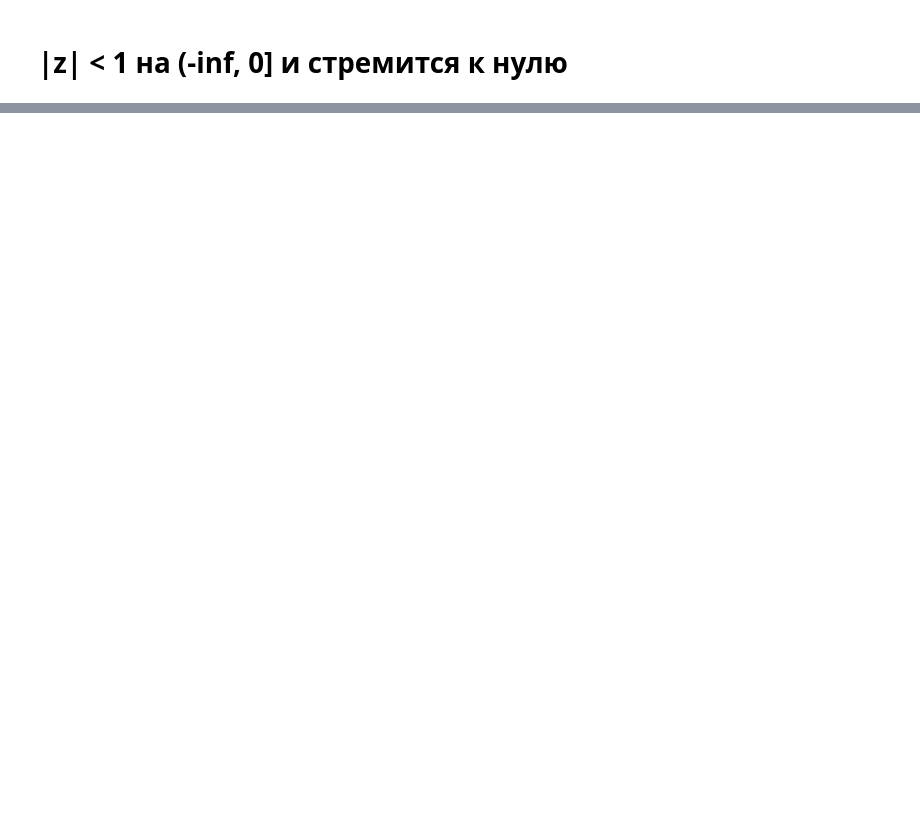
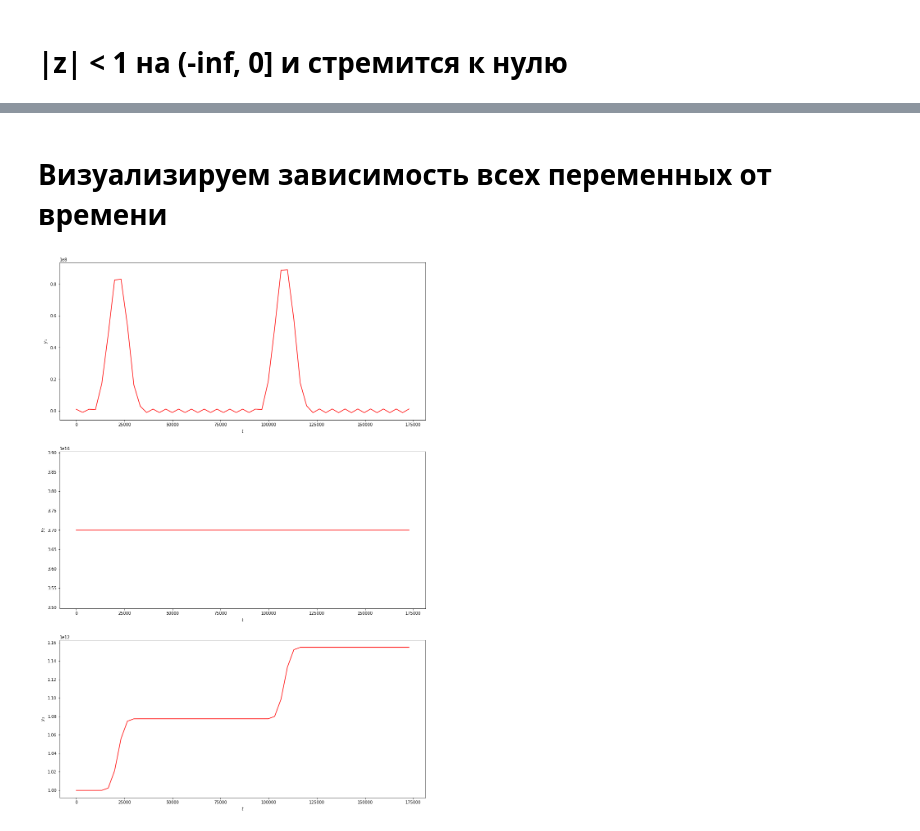
Before and after one commit to verwindle/calc_math_2_task, a Jupyter notebook: calc_math.ipynb, the cells around one changed output, grey strips where cells are left out. Cells and saved outputs as stored; diff of their text form; code cells hidden in the pictures; blank space fills up the shorter version.

Commit message:
wonders of tqdm

```diff
--- a/calc_math.ipynb
+++ b/calc_math.ipynb
@@ -399,0 +319,20 @@ y = odeint(test, y0, t)
+# %%
+def light_dep(w, c, t):  # упрощенная light_dep, просто проверяет условие света 1 раз для данного t
+    res = np.arange(0)
+    if sp.sin(w*t) <= 0.0:  #
+        res = 0
+    elif round(sp.exp(-c/sp.sin(w*t)), 18):  #  поставим здесь границу e-18, и так мало влияет
+        res = np.append(res, round(sp.exp(-c/sp.sin(w*t)), 18))
+    if res:
+        return res
+    else:
+        return 0  # если так и не было света (или слишком мало, округлили)
+# %%
+y0 = array([y1_0, y2_0, y3_0])
+n_steps = 51  # Количество шагов определяем методом Ньютона; описан в package_tqdm \
+# Error: The Newton iteration did not converge.
+# %%
+def dydt(t, y):
+    return np.array(list(kineq(y[0], y[1], y[2], k1, k2, light_dep(omega, c3, t), light_dep(omega, c4, t)).values()))
+# %%
+gauss = Gauss(dydt, y0, t0, t_end, n_steps)
@@ -399,0 +341,12 @@ y = odeint(test, y0, t)
+# %% [markdown]
+# Визуализируем зависимость всех переменных от времени
+# %%
+paragon = np.array(gauss.solution)
+fig, axes = plt.subplots(3,1, figsize=(16, 24))
+for i, ax in enumerate(axes.flatten()):
+    ax.plot(paragon[:, 0], paragon[:, i+1], 'r-')
+    ax.set_xlabel('$t$')
+    ax.set_ylabel(r'$y_{'+str(i+1)+'}$')
+plt.show()
+# %% [output]
+[figure, added]
```
Also changed, not shown: parts of 28 cells of this notebook.
